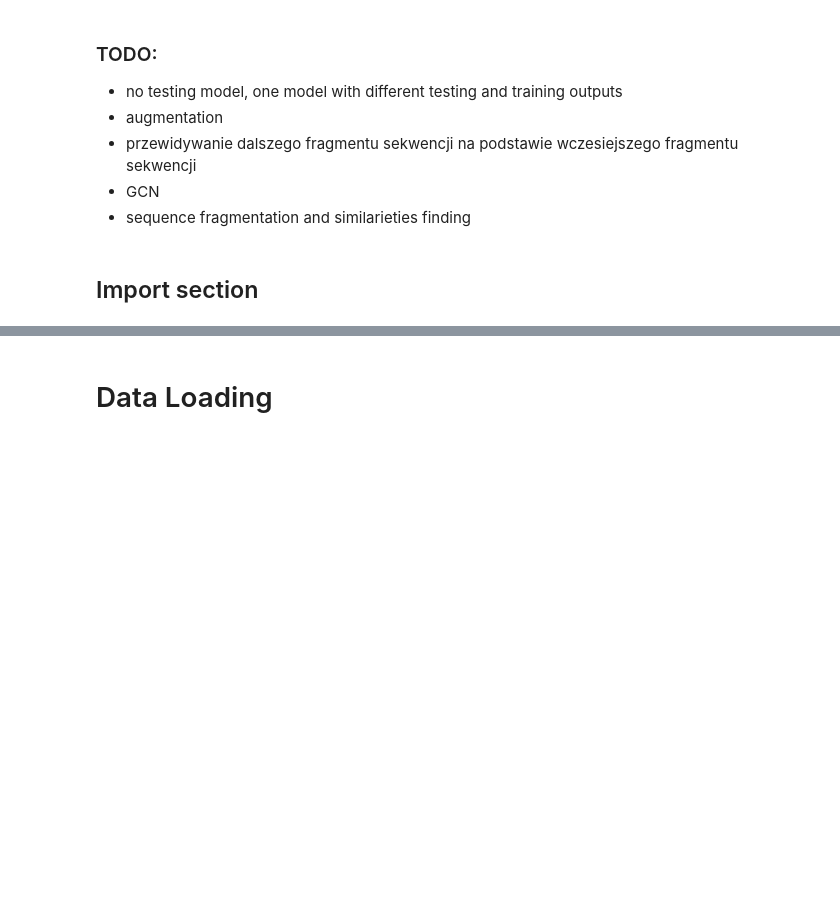
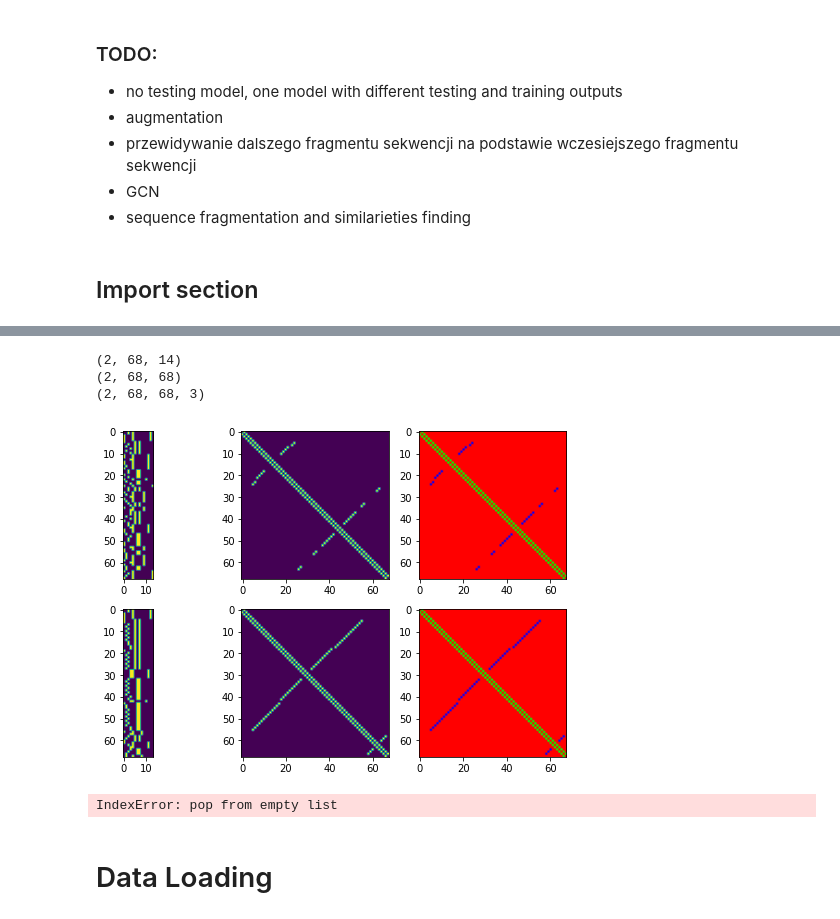
Before and after one commit to JanKapala/OpenVaccine-COVID-19-mRNA-Vaccine-Degradation-Prediction, a Jupyter notebook: Covid.ipynb, the cells around one changed output, grey strips where cells are left out. Cells and saved outputs as stored; diff of their text form; code cells hidden in the pictures; blank space fills up the shorter version.

```diff
--- a/Covid.ipynb
+++ b/Covid.ipynb
@@ -57,0 +77,28 @@ from submit import *
+# %%
+def create_data_preparation_model():
+    # Define inputs
+    sequence_input = Input(shape=(None, 4), name='sequence')
+    structure_input = Input(shape=(None, 3), name='structure')
+    predicted_loop_type_input = Input(shape=(None, 7), name='predicted_loop_type')
+
+    adjacency_matrix_input = Input(shape=(None, None), name='adjacency_matrix')
+    edges_features_matrix_input = Input(shape=(None, None, 3), name='edges_features_matrix')
+
+    inputs = [sequence_input, structure_input, predicted_loop_type_input, adjacency_matrix_input,
+              edges_features_matrix_input]
+
+    # Stack features
+    features_to_stack = [sequence_input, structure_input, predicted_loop_type_input]
+    features_input = Concatenate(axis=2, name='features')(features_to_stack)
+
+    # Prepare input for subgraphing layer
+    outputs = [features_input, adjacency_matrix_input, edges_features_matrix_input]
+
+    # Create model
+    model = Model(inputs=inputs, outputs=outputs)
+
+    return model
+# %%
+data_preparation_model = create_data_preparation_model()
+# %%
+prepared_data = data_preparation_model.predict(exp_ds)
@@ -57,0 +107,28 @@ from submit import *
+# %%
+print(prepared_data[0].shape)
+print(prepared_data[1].shape)
+print(prepared_data[2].shape)
+# %% [output]
+(2, 68, 14)
+(2, 68, 68)
+(2, 68, 68, 3)
+# %%
+def plot_prepared_data(prepared_data):
+    plot_size = 3
+    examples_number = prepared_data[0].shape[0]
+    features_number = 3
+    fig, axes = plt.subplots(examples_number, features_number, figsize=(features_number * plot_size, examples_number * plot_size))
+
+    for i in range(examples_number):
+        for j in range(features_number):
+            axes[i,j].imshow(prepared_data[j][i])
+
+    plt.show(fig)
+# %%
+plot_prepared_data(prepared_data)
+# %% [output]
+[figure, added]
+# %%
+windowing_layer(prepared_data[0], prepared_data[1], prepared_data[2], 10)
+# %% [output]
+IndexError: pop from empty list
```
Also changed, not shown: parts of 5 cells of this notebook.
